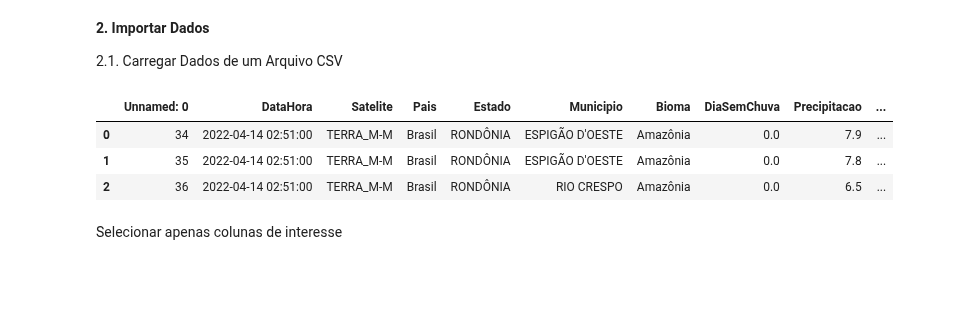
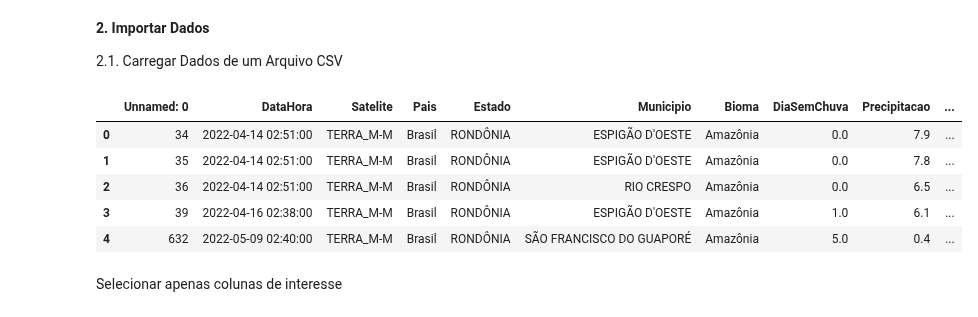
Before and after one commit to LucaswasTaken/NES-DataScience, a Jupyter notebook: Aula 4/Python_para_análise_de_dados.ipynb, the cells around one changed output. Drawn from its saved outputs; the diff is of its cells as text; code cells hidden in the pictures; blank space fills up the shorter version.

```diff
--- a/Aula 4/Python_para_análise_de_dados.ipynb
+++ b/Aula 4/Python_para_análise_de_dados.ipynb
@@ -19,12 +19,14 @@ import seaborn as sns # gera gráficos mais legais
 2.1. Carregar Dados de um Arquivo CSV
 # %%
 dados = pd.read_csv('./dados_filtrados_por_satelite.csv')
-dados.head(3)
+dados.head()
 # %% [output]
 |  | Unnamed: 0 | DataHora | Satelite | Pais | Estado | Municipio | Bioma | DiaSemChuva | Precipitacao | ... |
 | 0 | 34 | 2022-04-14 02:51:00 | TERRA_M-M | Brasil | RONDÔNIA | ESPIGÃO D'OESTE | Amazônia | 0.0 | 7.9 | ... |
 | 1 | 35 | 2022-04-14 02:51:00 | TERRA_M-M | Brasil | RONDÔNIA | ESPIGÃO D'OESTE | Amazônia | 0.0 | 7.8 | ... |
 | 2 | 36 | 2022-04-14 02:51:00 | TERRA_M-M | Brasil | RONDÔNIA | RIO CRESPO | Amazônia | 0.0 | 6.5 | ... |
+| 3 | 39 | 2022-04-16 02:38:00 | TERRA_M-M | Brasil | RONDÔNIA | ESPIGÃO D'OESTE | Amazônia | 1.0 | 6.1 | ... |
+| 4 | 632 | 2022-05-09 02:40:00 | TERRA_M-M | Brasil | RONDÔNIA | SÃO FRANCISCO DO GUAPORÉ | Amazônia | 5.0 | 0.4 | ... |
 # %% [markdown]
 Selecionar apenas colunas de interesse
 # %%
```
Also changed, not shown: parts of 9 cells of this notebook.
